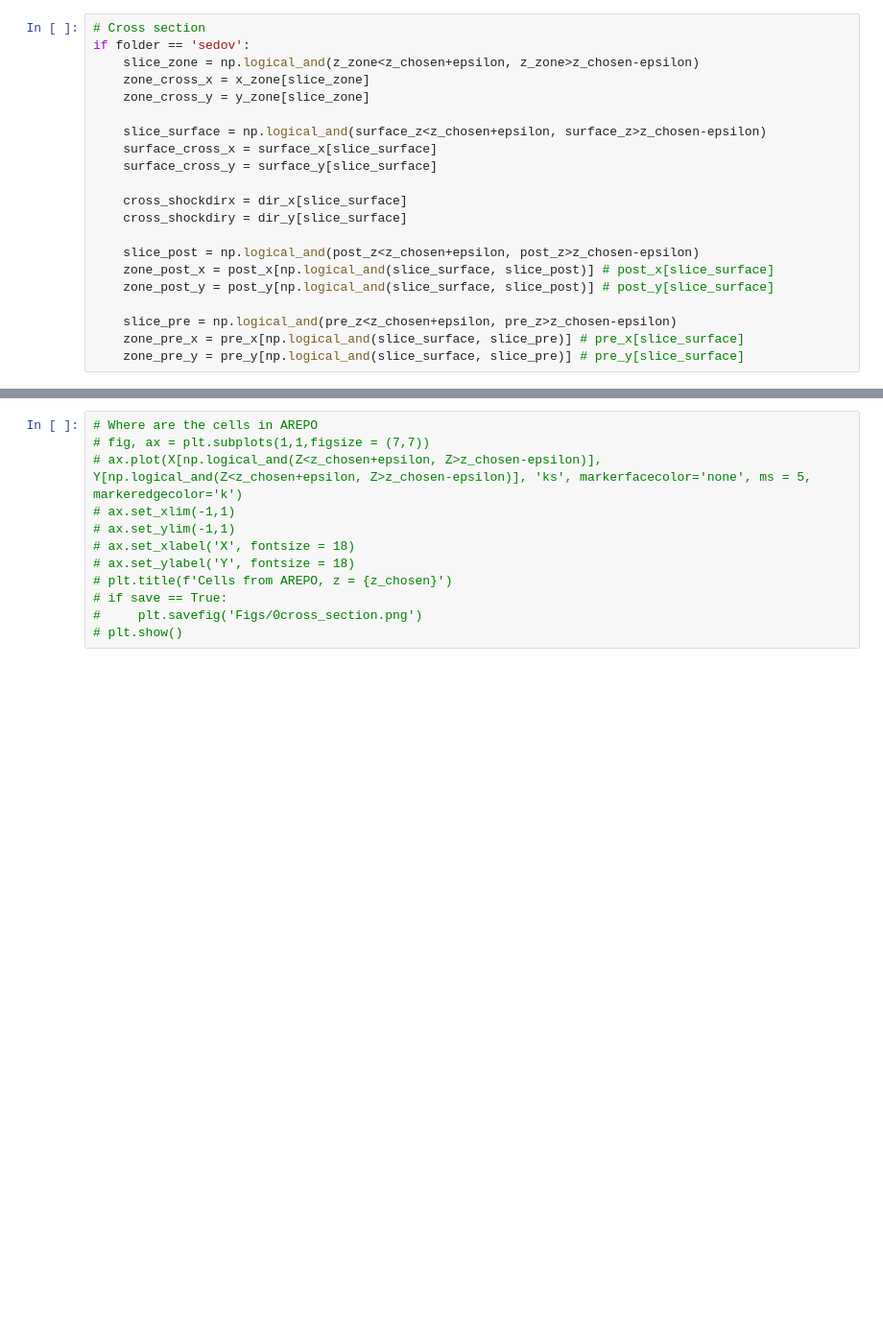
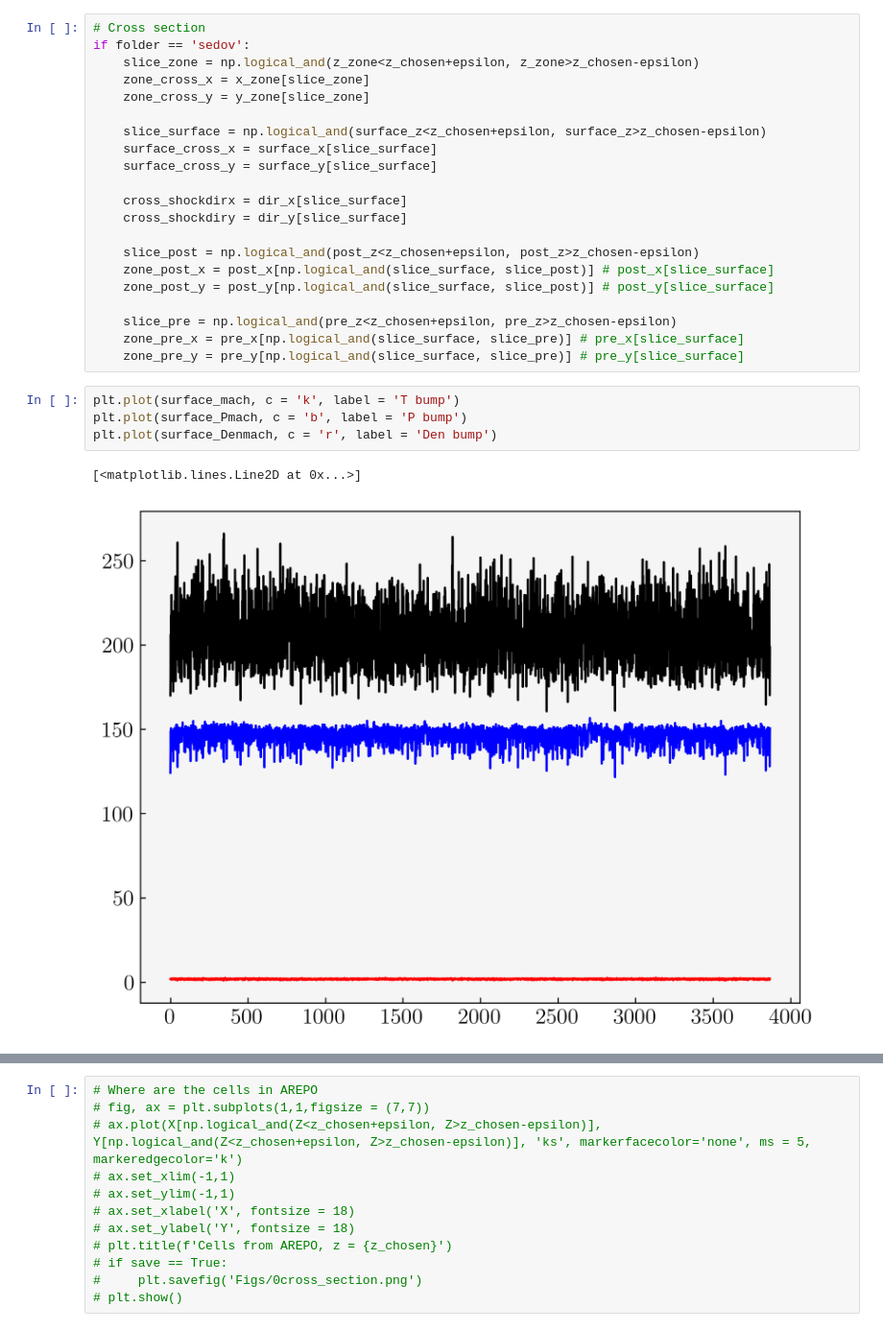
Before and after one commit to rich-tde/tde_wind, a Jupyter notebook: shock_surface.ipynb, the cells around one changed output, grey strips where cells are left out. Shown at 96% size. Cells and saved outputs as stored; diff of their text form; blank space fills up the shorter version.

```diff
--- a/shock_surface.ipynb
+++ b/shock_surface.ipynb
@@ -233,6 +261,13 @@ if folder == 'sedov':
     slice_pre = np.logical_and(pre_z<z_chosen+epsilon, pre_z>z_chosen-epsilon)
     zone_pre_x = pre_x[np.logical_and(slice_surface, slice_pre)] # pre_x[slice_surface]
     zone_pre_y = pre_y[np.logical_and(slice_surface, slice_pre)] # pre_y[slice_surface]
+# %%
+plt.plot(surface_mach, c = 'k', label = 'T bump')
+plt.plot(surface_Pmach, c = 'b', label = 'P bump')
+plt.plot(surface_Denmach, c = 'r', label = 'Den bump')
+# %% [output]
+[<matplotlib.lines.Line2D at 0x...>]
+[figure, added]
 # %%
 plt.plot(surface_mach[slice_surface], c = 'k')
 # plt.scatter(outlier, surface_mach[np.logical_and(surface_z<z_chosen+step, surface_z>z_chosen-step)][outlier], c = 'r')
```
Also changed, not shown: parts of 8 cells of this notebook, 18 other files.
